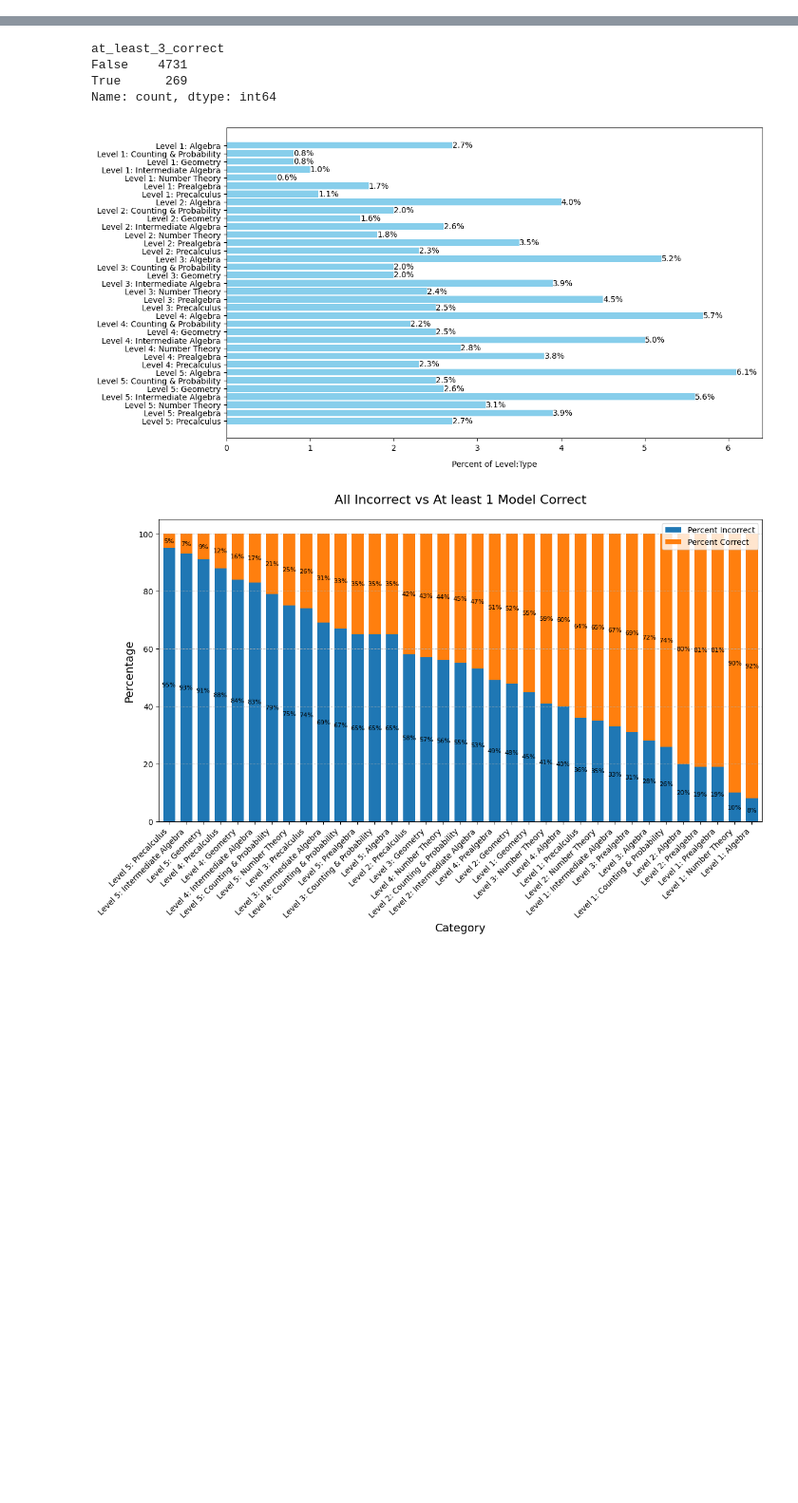
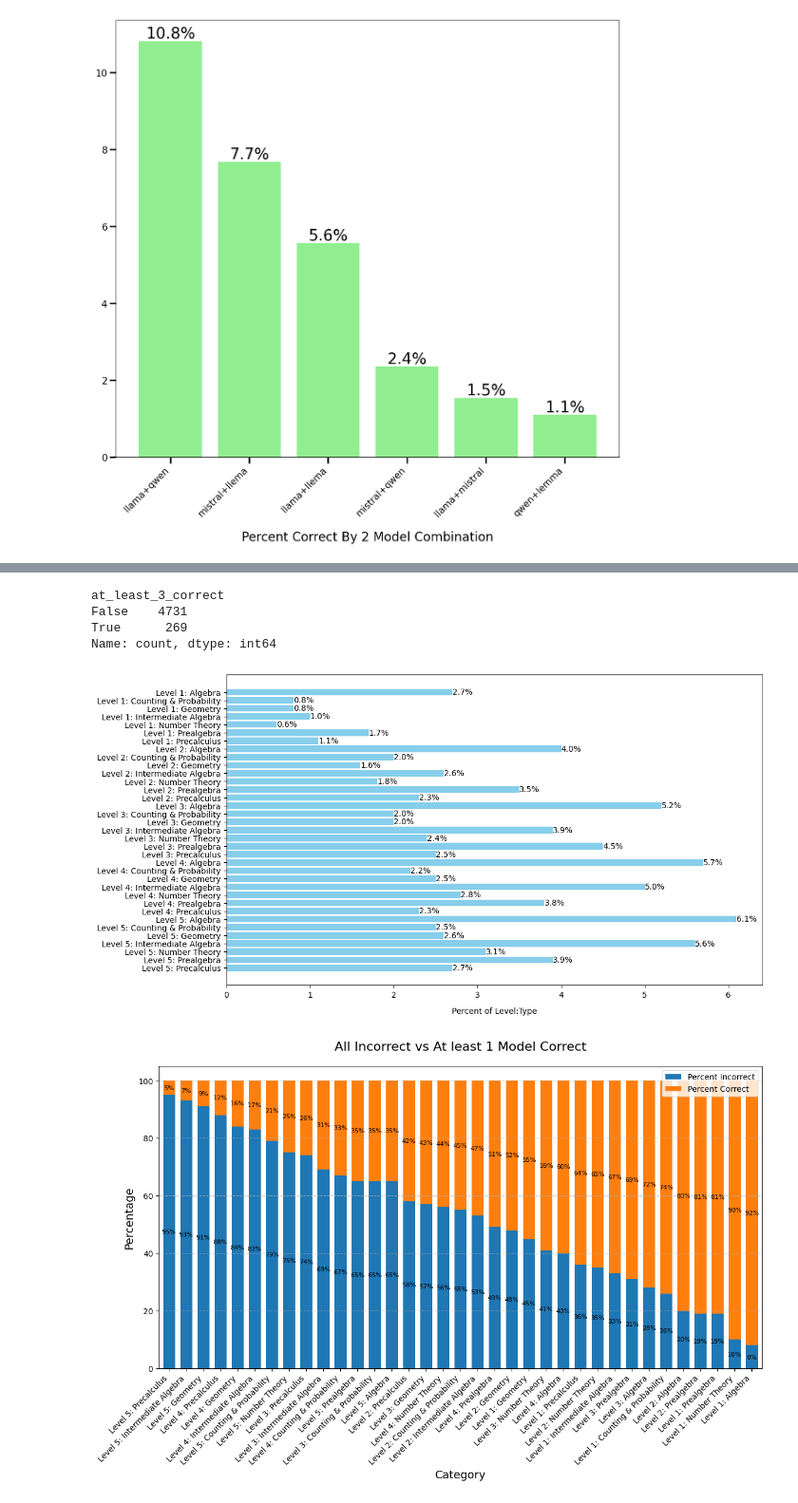
Before and after one commit to knazarali3/cs6220_math_group2, a Jupyter notebook: analysis_competition_math_kiran.ipynb, the cells around one changed output, grey strips where cells are left out. Shown at 95% size. Cells and saved outputs as stored; diff of their text form; code cells hidden in the pictures; blank space fills up the shorter version.

```diff
--- a/analysis_competition_math_kiran.ipynb
+++ b/analysis_competition_math_kiran.ipynb
@@ -100,3 +100,59 @@ all_results["all_agree"] = (
     (all_results["mistral_solution"] == all_results["llama_solution"]) &
     (all_results["llema_solution"] != "Error Parsing Response")
 )
+# %%
+'''
+Llama + Mistral
+Llama + Qwen
+Llama + Llema
+Mistral + Qwen
+Mistral + Llema
+Qwen + Llema
+'''
+llamaplusmistral = all_results[(all_results["llama3_is_correct"] == True) & (all_results["mistral_is_correct"] == True)]
+
+
+llamaplusqwen = all_results[(all_results["llama3_is_correct"] == True) & (all_results["qwen_is_correct"] == True)]
+
+
+llamaplusllema = all_results[(all_results["llama3_is_correct"] == True) & (all_results["llema_is_correct"] == True)]
+
+
+mistralplusqwen = all_results[(all_results["mistral_is_correct"] == True) & (all_results["qwen_is_correct"] == True)]
+
+
+mistralplusllema = all_results[(all_results["mistral_is_correct"] == True) & (all_results["llema_is_correct"] == True)]
+
+
+qwenpluslemma = all_results[(all_results["qwen_is_correct"] == True) & (all_results["llema_is_correct"] == True)]
+
+
+
+accuracies = pd.DataFrame(list(zip([len(llamaplusmistral), len(llamaplusqwen), len(llamaplusllema), len(mistralplusqwen), len(qwenpluslemma), len(mistralplusllema)])))
+total_sum = len(all_results)
+accuracies.index = ["llama+mistral", "llama+qwen", "llama+llema", "mistral+qwen", "mistral+llema", "qwen+lemma"]
+accuracies.columns = ["percent"]
+accuracies["percent"] = (accuracies["percent"] / total_sum)*100
+accuracies = accuracies.sort_values(by=['percent'], ascending=False)
+
+accuracies
+
+fig, ax = plt.subplots(figsize=(12, 12))
+
+bars = plt.bar(accuracies.index, accuracies["percent"], color = "lightgreen")
+
+ax.bar_label(bars, fmt="%.1f%%", label_type='edge', fontsize=25)
+
+ax.set_xlabel("Percent Correct By 2 Model Combination", labelpad=20)
+
+ax.tick_params(axis='both', which='major', labelsize=15, width=2.5, length=10)
+
+
+ax.set_xlabel('Percent Correct By 2 Model Combination', fontsize=20)
+
+plt.xticks(rotation=45, ha="right")
+
+plt.tight_layout()
+plt.show()
+# %% [output]
+[figure, added]
```
Also changed, not shown: parts of 26 cells of this notebook, 5 other files.
